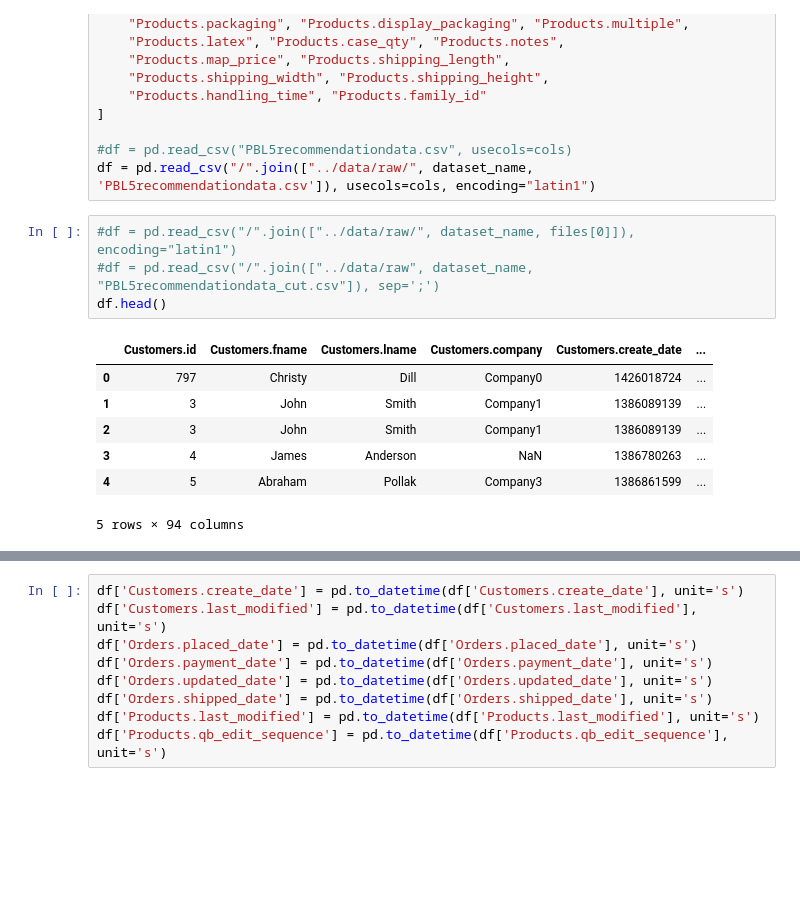
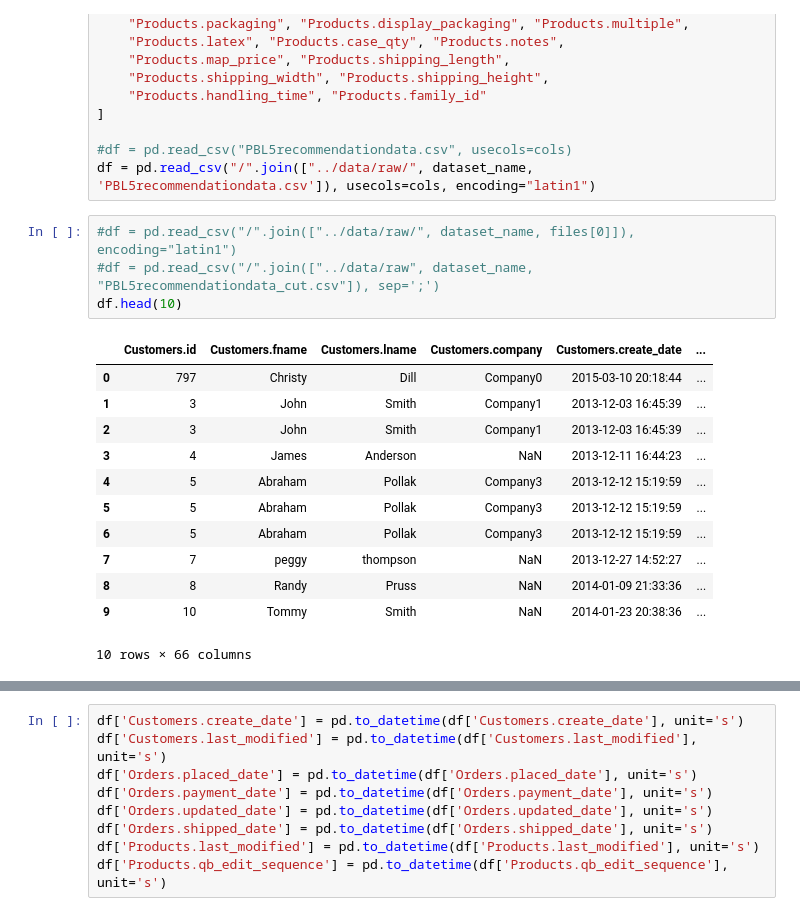
Before and after one commit to data-mosaic/Anna-Project, a Jupyter notebook: notebooks/01_Customer_Segmentation.ipynb, the cells around one changed output, grey strips where cells are left out. Drawn from its saved outputs; the diff is of its cells as text; blank space fills up the shorter version.

```diff
--- a/notebooks/01_Customer_Segmentation.ipynb
+++ b/notebooks/01_Customer_Segmentation.ipynb
@@ -61,15 +61,20 @@ df = pd.read_csv("/".join(["../data/raw/", dataset_name, 'PBL5recommendationdata
 # %%
 #df = pd.read_csv("/".join(["../data/raw/", dataset_name, files[0]]), encoding="latin1")
 #df = pd.read_csv("/".join(["../data/raw", dataset_name, "PBL5recommendationdata_cut.csv"]), sep=';')
-df.head()
+df.head(10)
 # %% [output]
 |  | Customers.id | Customers.fname | Customers.lname | Customers.company | Customers.create_date | ... |
-| 0 | 797 | Christy | Dill | Company0 | 1426018724 | ... |
-| 1 | 3 | John | Smith | Company1 | 1386089139 | ... |
-| 2 | 3 | John | Smith | Company1 | 1386089139 | ... |
-| 3 | 4 | James | Anderson | NaN | 1386780263 | ... |
-| 4 | 5 | Abraham | Pollak | Company3 | 1386861599 | ... |
+| 0 | 797 | Christy | Dill | Company0 | 2015-03-10 20:18:44 | ... |
+| 1 | 3 | John | Smith | Company1 | 2013-12-03 16:45:39 | ... |
+| 2 | 3 | John | Smith | Company1 | 2013-12-03 16:45:39 | ... |
+| 3 | 4 | James | Anderson | NaN | 2013-12-11 16:44:23 | ... |
+| 4 | 5 | Abraham | Pollak | Company3 | 2013-12-12 15:19:59 | ... |
+| 5 | 5 | Abraham | Pollak | Company3 | 2013-12-12 15:19:59 | ... |
+| 6 | 5 | Abraham | Pollak | Company3 | 2013-12-12 15:19:59 | ... |
+| 7 | 7 | peggy | thompson | NaN | 2013-12-27 14:52:27 | ... |
+| 8 | 8 | Randy | Pruss | NaN | 2014-01-09 21:33:36 | ... |
+| 9 | 10 | Tommy | Smith | NaN | 2014-01-23 20:38:36 | ... |
-5 rows × 94 columns
+10 rows × 66 columns
 # %%
 df.describe().round(2).T
 # %% [output]
```
Also changed, not shown: parts of 1 cell of this notebook, 1 other file.
